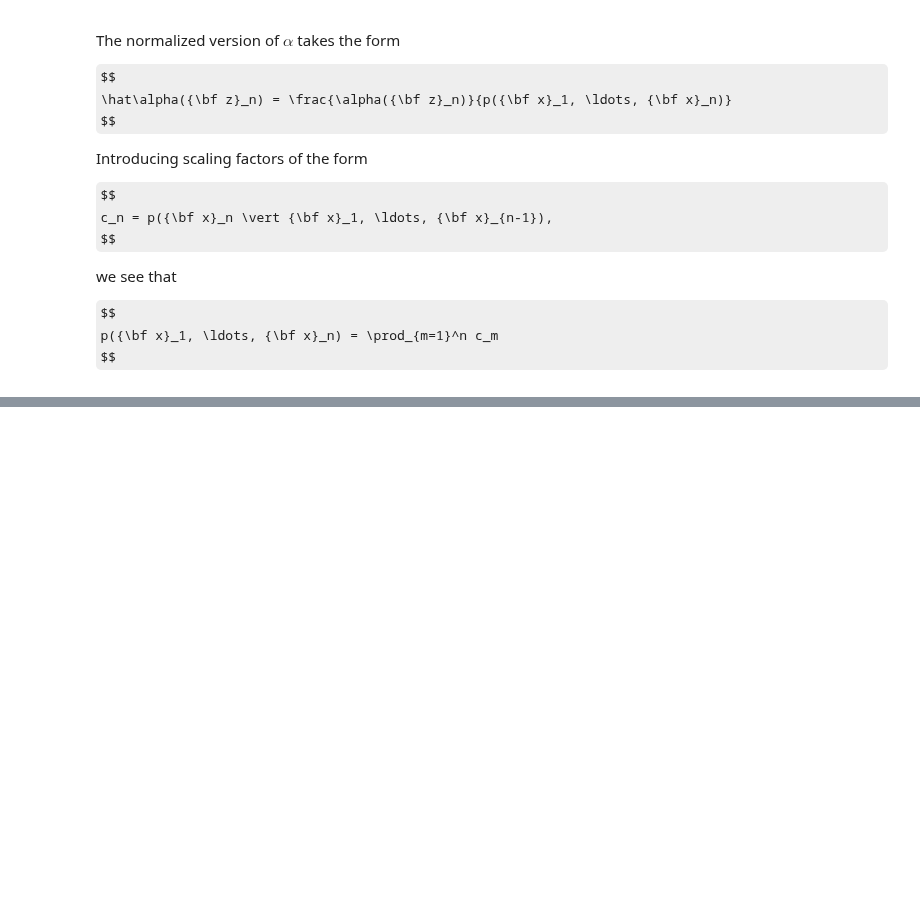
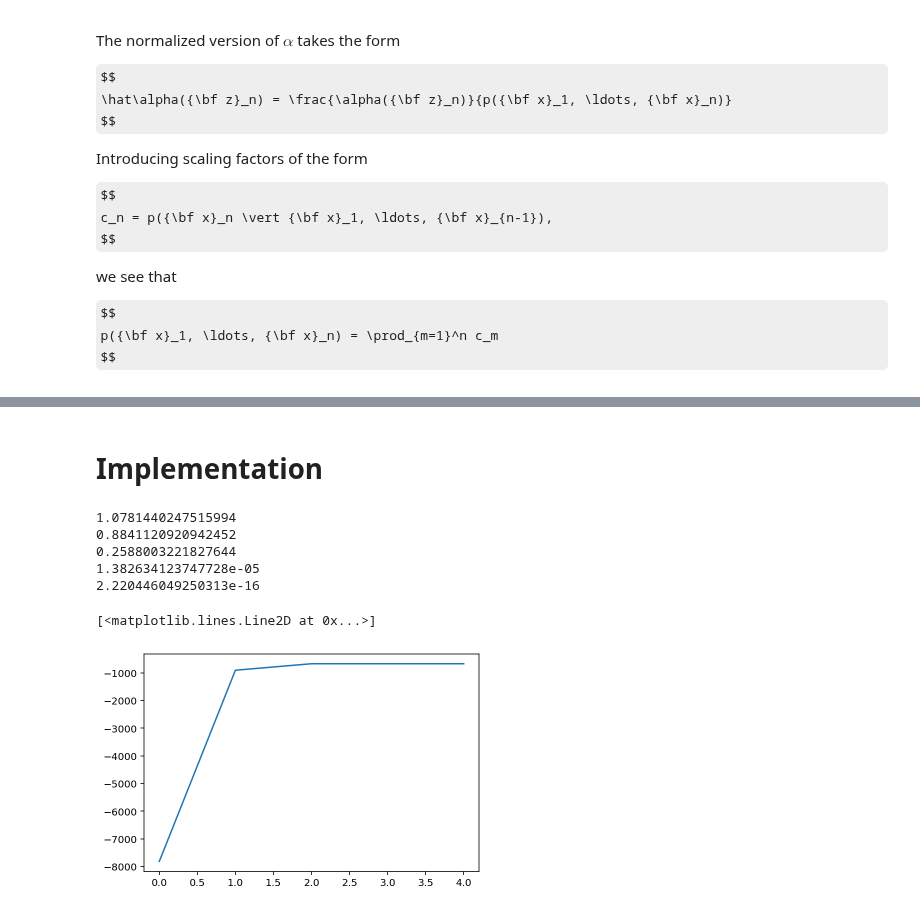
Before and after one commit to gerdm/prml, a Jupyter notebook: chapter13/em-hidden-markov-model.ipynb, the cells around one changed output, grey strips where cells are left out. Cells and saved outputs as stored; diff of their text form; code cells hidden in the pictures; some formulas as TeX source; blank space fills up the shorter version.

```diff
--- a/chapter13/em-hidden-markov-model.ipynb
+++ b/chapter13/em-hidden-markov-model.ipynb
@@ -632 +507,3 @@ xi = (1
     * beta_hat_values[1:, None, :])
+# %% [markdown]
+# Implementation
@@ -632,0 +652,14 @@ xi = (1
+# %%
+hmm = GHMM(X, 3, random_state=271)
+hmm.fit(tol=1e-10)
+# %% [output]
+1.0781440247515994
+0.8841120920942452
+0.2588003221827644
+1.382634123747728e-05
+2.220446049250313e-16
+# %%
+plt.plot(hmm.hist_log_likelihood)
+# %% [output]
+[<matplotlib.lines.Line2D at 0x...>]
+[figure, added]
```
Also changed, not shown: parts of 49 cells of this notebook.
